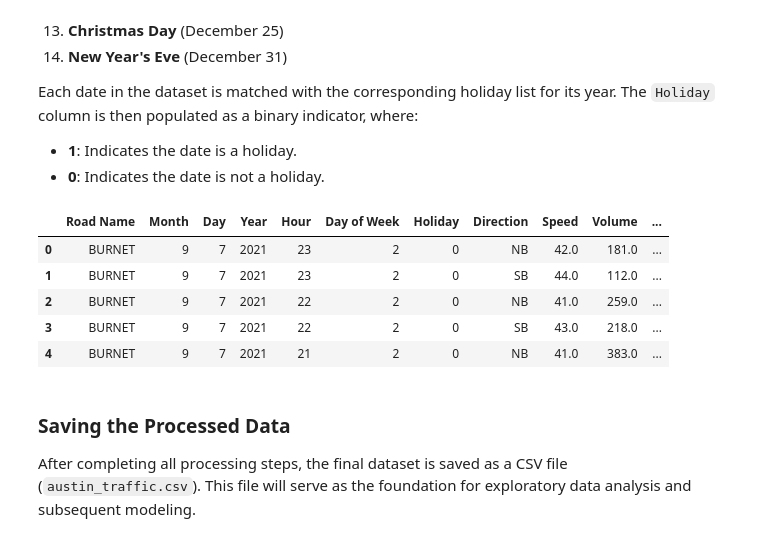
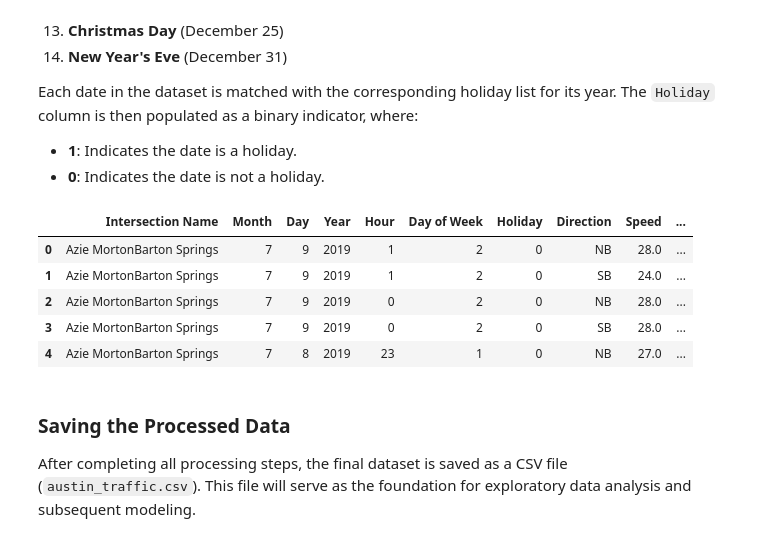
Before and after one commit to jennamferguson/AMLProject_Traffic, a Jupyter notebook: austin-city-traffic-analysis.ipynb, the cells around one changed output. Cells and saved outputs as stored; diff of their text form; code cells hidden in the pictures.

```diff
--- a/austin-city-traffic-analysis.ipynb
+++ b/austin-city-traffic-analysis.ipynb
@@ -160,10 +160,4 @@ Rows that do not match these categories are dropped.
-# %%
-#map intersection names
-df['Road Name'] = df['Intersection Name'].str.upper().apply(
-    lambda x: 'LOOP 360' if 'LOOP 360' in x else
-              'LAMAR' if 'LAMAR' in x else
-              'CONGRESS' if 'CONGRESS' in x else
-              'BURNET' if 'BURNET' in x else None)
-
-#drop rows where 'Road Name' is None & drop original 'Intersection Name' column
-df = df.dropna(subset=['Road Name']).drop(columns=['Intersection Name'])
+# %%
+#correct outdated intersection name
+df['Intersection Name'] = df['Intersection Name'].replace(
+    {'Robert E LeeBarton Springs': 'Azie MortonBarton Springs'})
@@ -199,29 +202,29 @@ To account for missing combinations (e.g., hours with no data), we generate a fu
 
 Missing values for `Volume` are filled with **0**, while missing `Speed` values remain as `NaN` to avoid introducing bias.
 # %%
-#combos of all possible vals for Road Name, Date, Hour, & Direction
+#combos of all possible vals for Intersection Name, Date, Hour, & Direction
 unique_dates = df[['Year', 'Month', 'Day', 'Day of Week']].drop_duplicates()
-unique_road_names = df['Road Name'].unique()
+unique_road_names = df['Intersection Name'].unique()
 unique_hours = pd.DataFrame({'Hour': np.arange(24)})
 unique_directions = pd.DataFrame({'Direction': ['NB', 'SB']})
 
 #generate full cartesian product
 cartesian = (
     unique_dates
-    .merge(pd.DataFrame({'Road Name': unique_road_names}), how='cross')
+    .merge(pd.DataFrame({'Intersection Name': unique_road_names}), how='cross')
     .merge(unique_hours, how='cross')
     .merge(unique_directions, how='cross'))
 
 #calc grouped stats, now including occupancy
 grouped = (
-    df.groupby(['Road Name', 'Year', 'Month', 'Day', 'Hour', 'Direction'])
+    df.groupby(['Intersection Name', 'Year', 'Month', 'Day', 'Hour', 'Direction'])
     .agg(
         Speed=('Speed', lambda x: int(round(x.mean()))),
         Volume=('Volume', 'sum')).reset_index())
 
 #calc grouped stats
 grouped = (
-    df.groupby(['Road Name', 'Year', 'Month', 'Day', 'Hour', 'Direction'])
+    df.groupby(['Intersection Name', 'Year', 'Month', 'Day', 'Hour', 'Direction'])
     .agg(
         Speed=('Speed', lambda x: int(round(x.mean()))),
         Volume=('Volume', 'sum')).reset_index())
@@ -229,19 +232,22 @@ grouped = (
 #merge grouped stats w full cartesian product to fill in missing combos
 result = cartesian.merge(
     grouped,
-    on=['Road Name', 'Year', 'Month', 'Day', 'Hour', 'Direction'],
+    on=['Intersection Name', 'Year', 'Month', 'Day', 'Hour', 'Direction'],
     how='left')
 
 #missing Speed = NaN, missing Volume = 0
 result['Speed'] = result['Speed']
 result['Volume'] = result['Volume'].fillna(0)
 
+#filter out artificial rows (due to cartesian product) where both Speed = NaN & Volume = 0
+result = result[~((result['Speed'].isna()) & (result['Volume'] == 0))]
+
 #re-create Full Date col & sort
 result['Full Date'] = pd.to_datetime(result[['Year', 'Month', 'Day', 'Hour']])
-result = result.sort_values(by=['Road Name', 'Full Date', 'Hour'], ascending=[True, False, True])
+result = result.sort_values(by=['Intersection Name', 'Full Date', 'Hour'], ascending=[True, False, True])
 
 #rearrange cols
-result = result[['Road Name', 'Month', 'Day', 'Year', 'Hour', 'Day of Week', 'Direction', 'Speed', 'Volume', 'Full Date']]
+result = result[['Intersection Name', 'Month', 'Day', 'Year', 'Hour', 'Day of Week', 'Direction', 'Speed', 'Volume', 'Full Date']]
 
 #reset index
 result = result.reset_index(drop=True)
@@ -280,32 +286,32 @@ Each date in the dataset is matched with the corresponding holiday list for its
 # %%
 #define holidays for each year
 holidays = {
     2017: ['01/01', '02/14', '04/16', '05/14', '05/29', '06/18', '04/04', '09/04', '10/31', '11/11', '11/23', '11/24', '12/25', '12/31'],
     2018: ['01/01', '02/14', '04/01', '05/13', '05/28', '06/17', '04/04', '09/03', '10/31', '11/11', '11/22', '11/23', '12/25', '12/31'],
     2019: ['01/01', '02/14', '04/21', '05/12', '05/27', '06/16', '04/04', '09/02', '10/31', '11/11', '11/28', '11/29', '12/25', '12/31'],
     2020: ['01/01', '02/14', '04/12', '05/10', '05/25', '06/21', '04/04', '09/07', '10/31', '11/11', '11/26', '11/27', '12/25', '12/31'],
     2021: ['01/01', '02/14', '04/04', '05/09', '05/31', '06/20', '04/04', '09/06', '10/31', '11/11', '11/25', '11/26', '12/25', '12/31']}
 
 #func to check if a date is a holiday
 def is_holiday(row):
     year = row['Year']
     month_day = row['Full Date'].strftime('%m/%d')
     return 1 if year in holidays and month_day in holidays[year] else 0
 
 #'Holiday' col
 result['Holiday'] = result.apply(is_holiday, axis=1)
 
 #rearrange columns
-result = result[['Road Name', 'Month', 'Day', 'Year', 'Hour', 'Day of Week', 'Holiday', 'Direction', 'Speed', 'Volume', 'Full Date']]
+result = result[['Intersection Name', 'Month', 'Day', 'Year', 'Hour', 'Day of Week', 'Holiday', 'Direction', 'Speed', 'Volume', 'Full Date']]
 
 result.head()
 # %% [output]
-|  | Road Name | Month | Day | Year | Hour | Day of Week | Holiday | Direction | Speed | Volume | ... |
-| 0 | BURNET | 9 | 7 | 2021 | 23 | 2 | 0 | NB | 42.0 | 181.0 | ... |
-| 1 | BURNET | 9 | 7 | 2021 | 23 | 2 | 0 | SB | 44.0 | 112.0 | ... |
-| 2 | BURNET | 9 | 7 | 2021 | 22 | 2 | 0 | NB | 41.0 | 259.0 | ... |
-| 3 | BURNET | 9 | 7 | 2021 | 22 | 2 | 0 | SB | 43.0 | 218.0 | ... |
-| 4 | BURNET | 9 | 7 | 2021 | 21 | 2 | 0 | NB | 41.0 | 383.0 | ... |
+|  | Intersection Name | Month | Day | Year | Hour | Day of Week | Holiday | Direction | Speed | ... |
+| 0 | Azie MortonBarton Springs | 7 | 9 | 2019 | 1 | 2 | 0 | NB | 28.0 | ... |
+| 1 | Azie MortonBarton Springs | 7 | 9 | 2019 | 1 | 2 | 0 | SB | 24.0 | ... |
+| 2 | Azie MortonBarton Springs | 7 | 9 | 2019 | 0 | 2 | 0 | NB | 28.0 | ... |
+| 3 | Azie MortonBarton Springs | 7 | 9 | 2019 | 0 | 2 | 0 | SB | 28.0 | ... |
+| 4 | Azie MortonBarton Springs | 7 | 8 | 2019 | 23 | 1 | 0 | NB | 27.0 | ... |
 # %% [markdown]
 ### Saving the Processed Data
 After completing all processing steps, the final dataset is saved as a CSV file (`austin_traffic.csv`). This file will serve as the foundation for exploratory data analysis and subsequent modeling.
```
Also changed, not shown: parts of 10 cells of this notebook, 2 other files.
